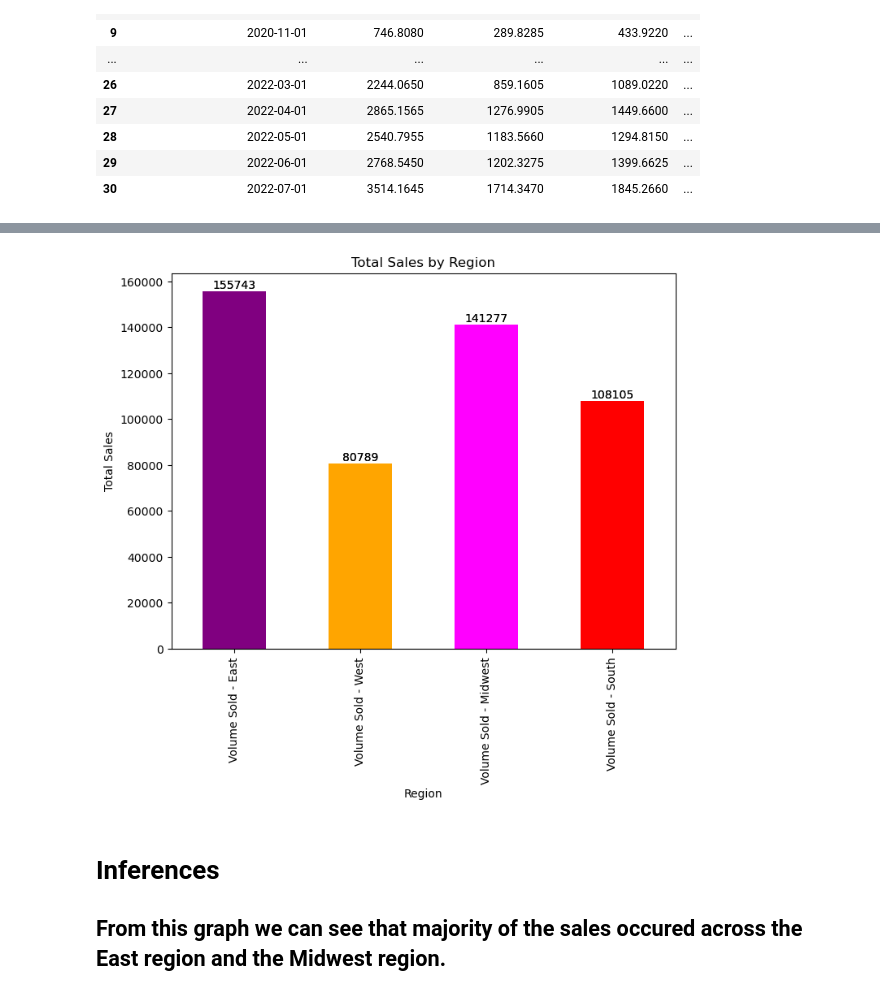
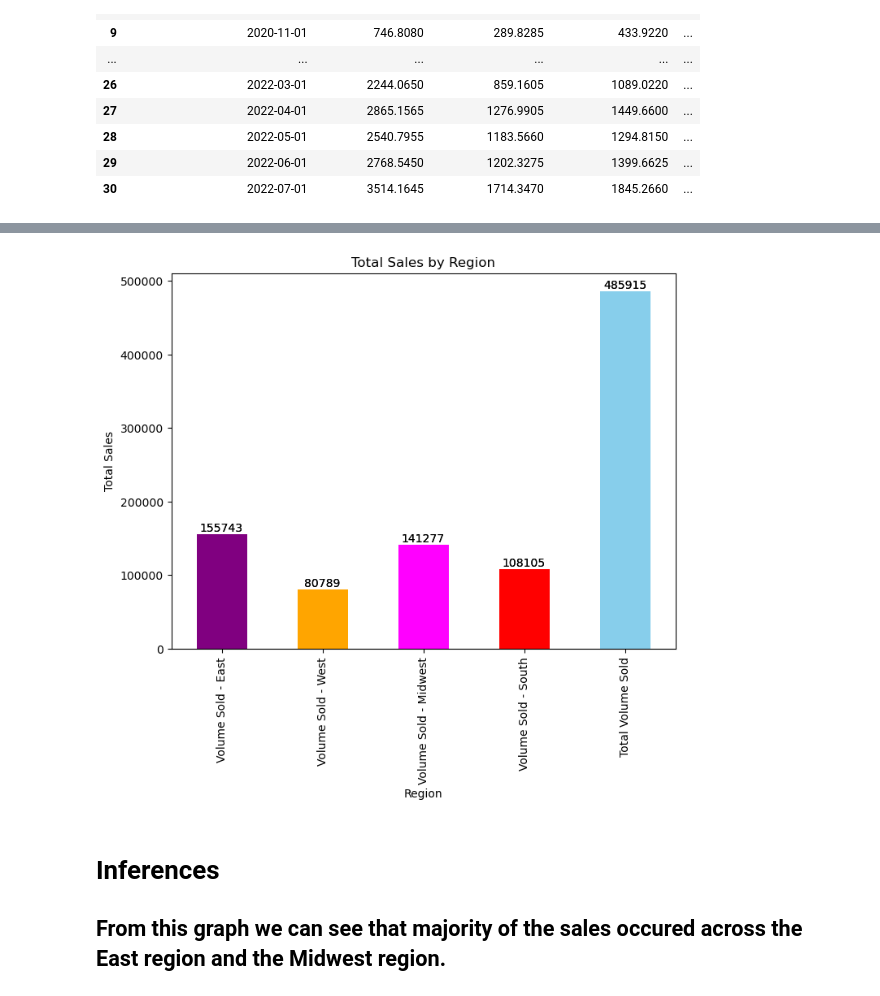
Before and after one commit to daryllalmeida/Drug-Forecasting, a Jupyter notebook: Mounjaro Forecasting Project.ipynb, the cells around one changed output, grey strips where cells are left out. Drawn from its saved outputs; the diff is of its cells as text; code cells hidden in the pictures.

```diff
--- a/Mounjaro Forecasting Project.ipynb
+++ b/Mounjaro Forecasting Project.ipynb
@@ -135,28 +135,28 @@ summary
 # %%
 #Visualizations
 
 
-Total_volume_sold = df[['Volume Sold - East','Volume Sold - West','Volume Sold - Midwest','Volume Sold - South']].sum()
+Total_volume_sold = df[['Volume Sold - East','Volume Sold - West','Volume Sold - Midwest','Volume Sold - South','Total Volume Sold']].sum()
 
 plt.figure(figsize=(8, 6))
-ax = Total_volume_sold.plot(kind='bar', color=['purple', 'orange', 'magenta', 'red'])
-Total_volume_sold.plot(kind='bar', color=['purple', 'orange', 'magenta', 'red'])
+ax = Total_volume_sold.plot(kind='bar', color=['purple', 'orange', 'magenta', 'red','skyblue'])
+Total_volume_sold.plot(kind='bar', color=['purple', 'orange', 'magenta', 'red','skyblue'])
 plt.title('Total Sales by Region')
 plt.ylabel('Total Sales')
 plt.xlabel('Region')
 
 for i in ax.patches:
     ax.text(i.get_x() + i.get_width() / 2,
             i.get_height() + 0.5,
             f'{i.get_height():.0f}',
             ha='center',
             va='bottom',
             fontsize=10,
             color='black')
 
 plt.show()
 # %% [output]
-[figure, old version]
+[figure, new version]
 # %% [markdown]
 <h1> Inferences </h1>
 
```
Also changed, not shown: parts of 9 cells of this notebook.
